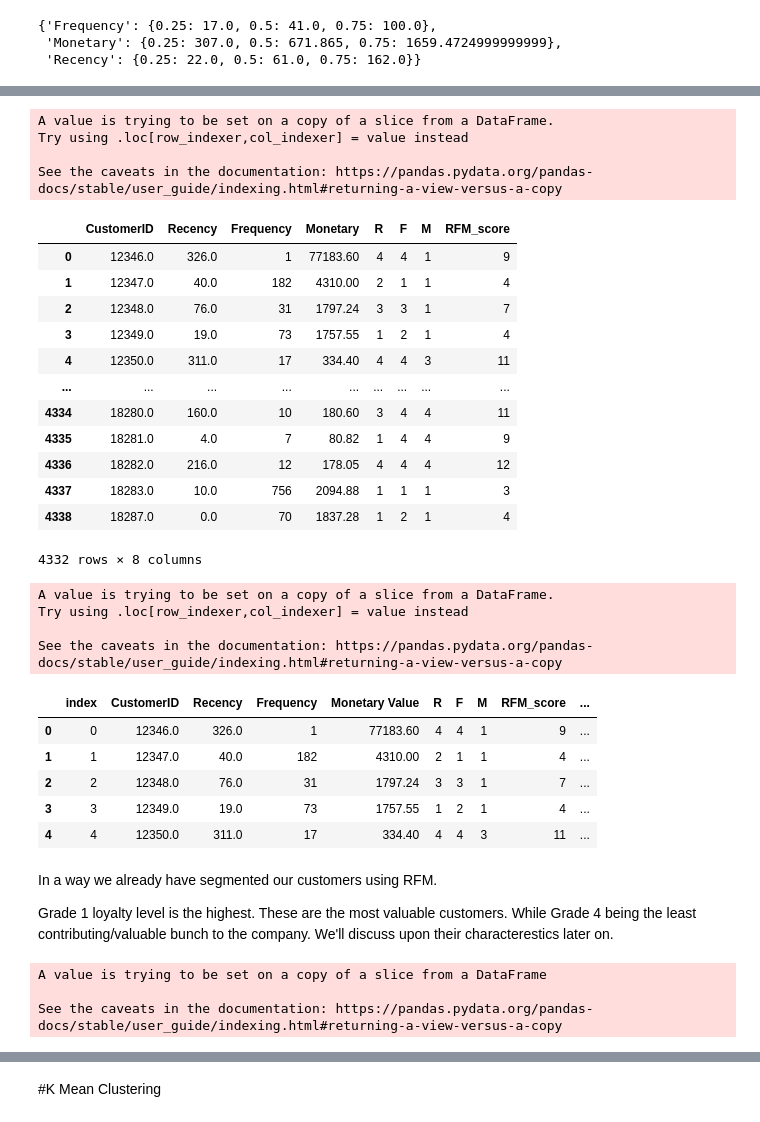
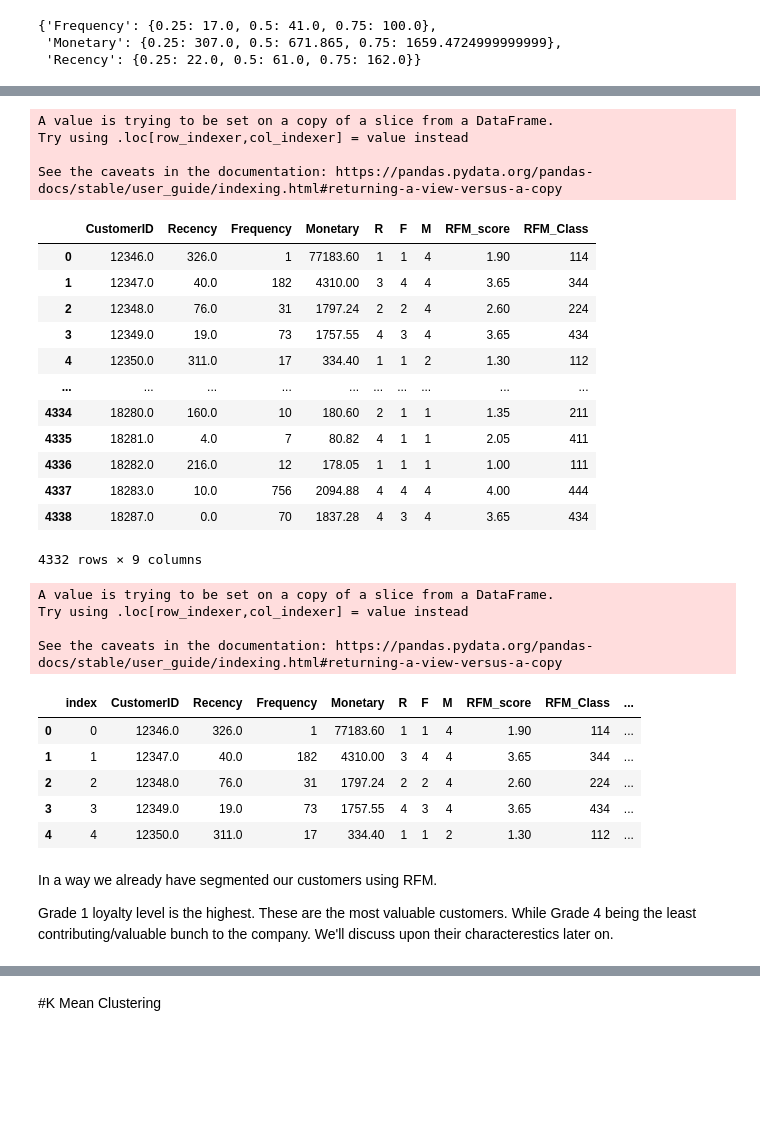
Before and after one commit to cpvivek/Onlie-Retail-Customer-Segmentation, a Jupyter notebook: Online_Retail_Customer_Segmentation__Vivek_CP_Capstone_Project.ipynb, the cells around one changed output, grey strips where cells are left out. Drawn from its saved outputs; the diff is of its cells as text; code cells hidden in the pictures; blank space fills up the shorter version.

```diff
--- a/Online_Retail_Customer_Segmentation__Vivek_CP_Capstone_Project.ipynb
+++ b/Online_Retail_Customer_Segmentation__Vivek_CP_Capstone_Project.ipynb
@@ -239,7 +239,7 @@ We can see that month of november accounts for highest activity. The numbers in
 # %% [markdown]
 We can add another column depicting the value churned (Sales) from customer in a single transaction as product of quantity and Price
 # %%
-df['Sales']=df['Quantity']*df['UnitPrice']
+df.loc[:,'Sales']=df.loc[:,'Quantity']*df.loc[:,'UnitPrice']
 df.head()
 # %% [output]
 |  | InvoiceNo | StockCode | Description | Quantity | InvoiceDate | UnitPrice | CustomerID | Country | Month | ... |
@@ -324,10 +324,10 @@ cust_frequency
 # %%
 recency=df.groupby('CustomerID')['InvoiceDate'].max().reset_index().rename(columns={'InvoiceDate':'LatestDate'})
 import datetime as dt
-last_date=df['InvoiceDate'].max()
-recency['Recency']=last_date-recency['LatestDate']
+last_date=df.loc[:,'InvoiceDate'].max()
+recency.loc[:,'Recency']=last_date-recency.loc[:,'LatestDate']
 recency.drop('LatestDate',axis=1,inplace=True)
-recency['Recency']=recency['Recency'].astype('timedelta64[D]')
+recency.loc[:,'Recency']=recency.loc[:,'Recency'].astype('timedelta64[D]')
 # %% [markdown]
 ##Merging
 # %%
@@ -410,7 +410,7 @@ def FM_Scoring(a,b,c):
 # %%
-RFM_df.loc[:,'R'] = RFM_df.loc[:,'Recency'].apply(R_Scoring, args=('Recency',quantiles,))
-RFM_df.loc[:,'F'] = RFM_df.loc[:,'Frequency'].apply(FM_Scoring, args=('Frequency',quantiles,))
-RFM_df.loc[:,'M'] = RFM_df.loc[:,'Monetary'].apply(FM_Scoring, args=('Monetary',quantiles,))
+RFM_df.loc[:,'R'] =  pd.qcut(RFM_df.loc[:,'Recency'], 4, [4,3,2,1])
+RFM_df.loc[:,'F'] =  pd.qcut(RFM_df.loc[:,'Frequency'], 4, [1,2,3,4])
+RFM_df.loc[:,'M'] =  pd.qcut(RFM_df.loc[:,'Monetary'], 4, [1,2,3,4])
 RFM_df.head()
 # %% [output]
 A value is trying to be set on a copy of a slice from a DataFrame.
@@ -432,0 +432,3 @@ See the caveats in the documentation: https://pandas.pydata.org/pandas-docs/stab
+# %%
+RFM_df.loc[:,'RFM_score']=( (0.35 * RFM_df.loc[ : ,'R'].astype(int)) + (0.35*RFM_df.loc[ : ,'F'].astype(int)) + (0.3 * RFM_df.loc[ : ,'M'].astype(int)))
+RFM_df
@@ -433,47 +453,41 @@ See the caveats in the documentation: https://pandas.pydata.org/pandas-docs/stab
 # %%
-RFM_df.loc[:,'RFM_score']=RFM_df.loc[:,'R']+RFM_df.loc[:,'F']+RFM_df.loc[:,'M']
+RFM_df.loc[:,'RFM_Class']= RFM_df.loc[:,'R'].astype(str) + RFM_df.loc[:,'F'].astype(str) + RFM_df.loc[:,'M'].astype(str)
 RFM_df
 # %% [output]
 A value is trying to be set on a copy of a slice from a DataFrame.
 Try using .loc[row_indexer,col_indexer] = value instead
 
 See the caveats in the documentation: https://pandas.pydata.org/pandas-docs/stable/user_guide/indexing.html#returning-a-view-versus-a-copy
-|  | CustomerID | Recency | Frequency | Monetary | R | F | M | RFM_score |
-| 0 | 12346.0 | 326.0 | 1 | 77183.60 | 4 | 4 | 1 | 9 |
-| 1 | 12347.0 | 40.0 | 182 | 4310.00 | 2 | 1 | 1 | 4 |
-| 2 | 12348.0 | 76.0 | 31 | 1797.24 | 3 | 3 | 1 | 7 |
-| 3 | 12349.0 | 19.0 | 73 | 1757.55 | 1 | 2 | 1 | 4 |
-| 4 | 12350.0 | 311.0 | 17 | 334.40 | 4 | 4 | 3 | 11 |
-| ... | ... | ... | ... | ... | ... | ... | ... | ... |
-| 4334 | 18280.0 | 160.0 | 10 | 180.60 | 3 | 4 | 4 | 11 |
-| 4335 | 18281.0 | 4.0 | 7 | 80.82 | 1 | 4 | 4 | 9 |
-| 4336 | 18282.0 | 216.0 | 12 | 178.05 | 4 | 4 | 4 | 12 |
-| 4337 | 18283.0 | 10.0 | 756 | 2094.88 | 1 | 1 | 1 | 3 |
-| 4338 | 18287.0 | 0.0 | 70 | 1837.28 | 1 | 2 | 1 | 4 |
+|  | CustomerID | Recency | Frequency | Monetary | R | F | M | RFM_score | RFM_Class |
+| 0 | 12346.0 | 326.0 | 1 | 77183.60 | 1 | 1 | 4 | 1.90 | 114 |
+| 1 | 12347.0 | 40.0 | 182 | 4310.00 | 3 | 4 | 4 | 3.65 | 344 |
+| 2 | 12348.0 | 76.0 | 31 | 1797.24 | 2 | 2 | 4 | 2.60 | 224 |
+| 3 | 12349.0 | 19.0 | 73 | 1757.55 | 4 | 3 | 4 | 3.65 | 434 |
+| 4 | 12350.0 | 311.0 | 17 | 334.40 | 1 | 1 | 2 | 1.30 | 112 |
+| ... | ... | ... | ... | ... | ... | ... | ... | ... | ... |
+| 4334 | 18280.0 | 160.0 | 10 | 180.60 | 2 | 1 | 1 | 1.35 | 211 |
+| 4335 | 18281.0 | 4.0 | 7 | 80.82 | 4 | 1 | 1 | 2.05 | 411 |
+| 4336 | 18282.0 | 216.0 | 12 | 178.05 | 1 | 1 | 1 | 1.00 | 111 |
+| 4337 | 18283.0 | 10.0 | 756 | 2094.88 | 4 | 4 | 4 | 4.00 | 444 |
+| 4338 | 18287.0 | 0.0 | 70 | 1837.28 | 4 | 3 | 4 | 3.65 | 434 |
-4332 rows × 8 columns
+4332 rows × 9 columns
 # %%
-Loyalty_Level = ['Grade-1', 'Grade-2', 'Grade-3', 'Grade-4']
+Loyalty_Level = ['Grade-4', 'Grade-3', 'Grade-2', 'Grade-1']
 Score_cuts = pd.qcut(RFM_df.RFM_score, q = 4, labels = Loyalty_Level)#
-RFM_df['Loyalty_Level'] = Score_cuts.values
+RFM_df.loc[:,'Loyalty_Level'] = Score_cuts.values
 RFM_df.reset_index().head()
 # %% [output]
 A value is trying to be set on a copy of a slice from a DataFrame.
 Try using .loc[row_indexer,col_indexer] = value instead
 
 See the caveats in the documentation: https://pandas.pydata.org/pandas-docs/stable/user_guide/indexing.html#returning-a-view-versus-a-copy
-|  | index | CustomerID | Recency | Frequency | Monetary Value | R | F | M | RFM_score | ... |
-| 0 | 0 | 12346.0 | 326.0 | 1 | 77183.60 | 4 | 4 | 1 | 9 | ... |
-| 1 | 1 | 12347.0 | 40.0 | 182 | 4310.00 | 2 | 1 | 1 | 4 | ... |
-| 2 | 2 | 12348.0 | 76.0 | 31 | 1797.24 | 3 | 3 | 1 | 7 | ... |
-| 3 | 3 | 12349.0 | 19.0 | 73 | 1757.55 | 1 | 2 | 1 | 4 | ... |
-| 4 | 4 | 12350.0 | 311.0 | 17 | 334.40 | 4 | 4 | 3 | 11 | ... |
+|  | index | CustomerID | Recency | Frequency | Monetary | R | F | M | RFM_score | RFM_Class | ... |
+| 0 | 0 | 12346.0 | 326.0 | 1 | 77183.60 | 1 | 1 | 4 | 1.90 | 114 | ... |
+| 1 | 1 | 12347.0 | 40.0 | 182 | 4310.00 | 3 | 4 | 4 | 3.65 | 344 | ... |
+| 2 | 2 | 12348.0 | 76.0 | 31 | 1797.24 | 2 | 2 | 4 | 2.60 | 224 | ... |
+| 3 | 3 | 12349.0 | 19.0 | 73 | 1757.55 | 4 | 3 | 4 | 3.65 | 434 | ... |
+| 4 | 4 | 12350.0 | 311.0 | 17 | 334.40 | 1 | 1 | 2 | 1.30 | 112 | ... |
 # %% [markdown]
 In a way we already have segmented our customers using RFM.
 
 Grade 1 loyalty level is the highest. These are the most valuable customers. While Grade 4 being the least contributing/valuable bunch to the company. We'll discuss upon their characterestics later on.
-# %%
-RFM_df.rename(columns={'Monetary Value':'Monetary'},inplace=True)
-# %% [output]
-A value is trying to be set on a copy of a slice from a DataFrame
-
-See the caveats in the documentation: https://pandas.pydata.org/pandas-docs/stable/user_guide/indexing.html#returning-a-view-versus-a-copy
```
Also changed, not shown: parts of 36 cells of this notebook.
